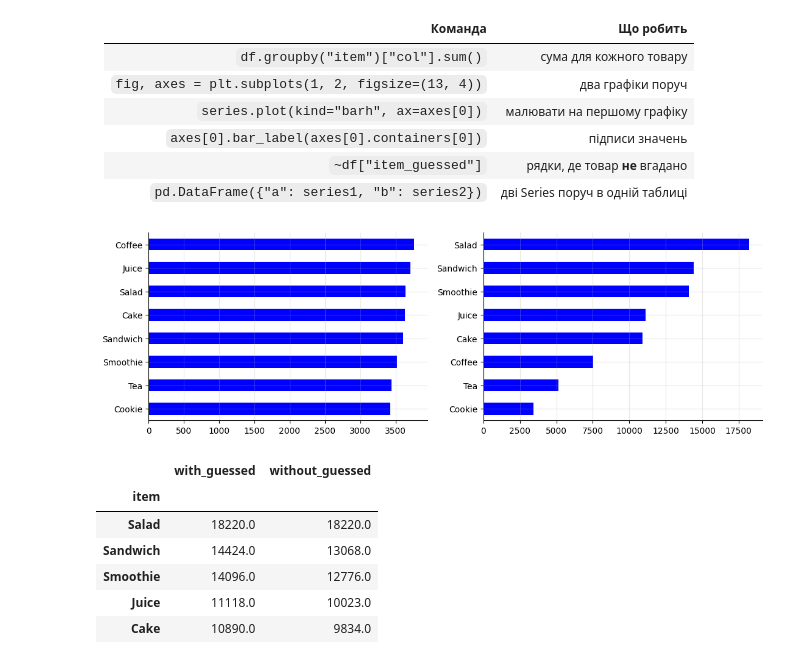
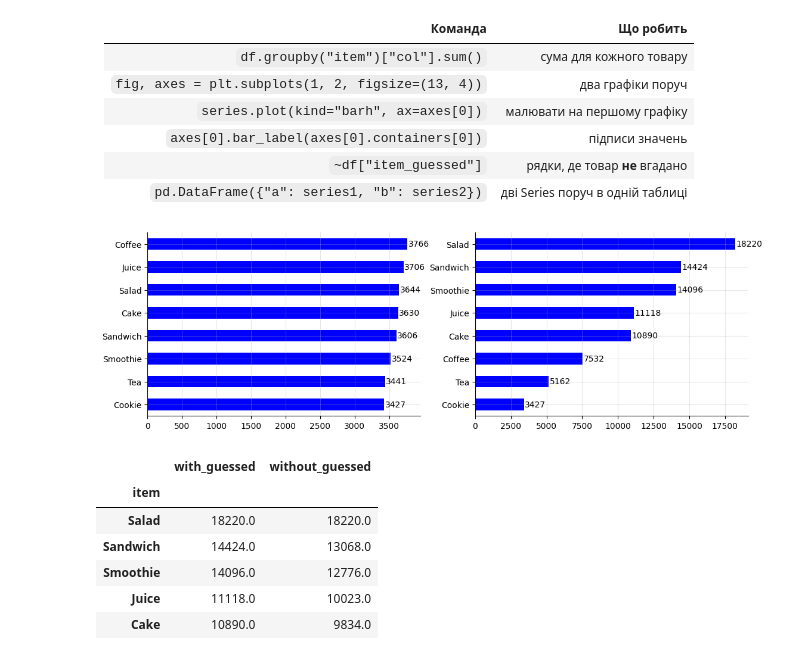
Before and after one commit to HannaSkrypnyk/Training_project_cafe_sales, a Jupyter notebook: notebooks/eda_cafe_sales.ipynb, the cells around one changed output. Saved outputs shown, nothing was run; the diff lists cells and outputs as text; code cells hidden in the pictures.

```diff
--- a/notebooks/eda_cafe_sales.ipynb
+++ b/notebooks/eda_cafe_sales.ipynb
@@ -915,20 +942,22 @@ Saved: cafe_sales_clean.csv
 # %%
 # Ваш код тут
 known = df[df['item'] != 'Unknown']
 
 units_by_item = known.groupby('item')['quantity'].sum().sort_values()
 revenue_by_item = known.groupby('item')['total_spent'].sum().sort_values()
 
 fig, axes = plt.subplots(1, 2, figsize=(13, 4))
 units_by_item.plot(kind='barh', ax=axes[0], color="blue")
 axes[0].set_ylabel("")
+axes[0].bar_label(axes[0].containers[0], fmt="%.0f", padding=1)
 
 revenue_by_item.plot(kind='barh', ax=axes[1], color="blue")
 axes[1].set_ylabel("")
+axes[1].bar_label(axes[1].containers[0], fmt="%.0f", padding=1)
 
 plt.show()
 # %% [output]
-[figure, old version]
+[figure, new version]
 # %%
 without_guessed = df[(df['item'] != 'Unknown') & ~df['item_guessed']]
 
```
Also changed, not shown: parts of 13 cells of this notebook.
